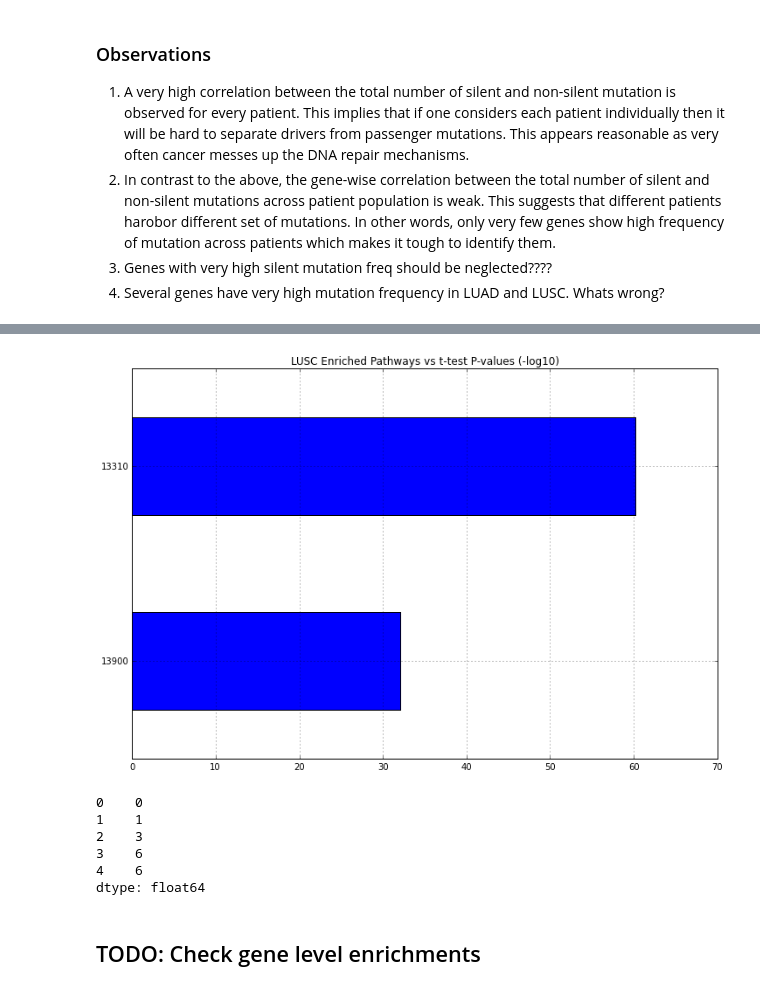
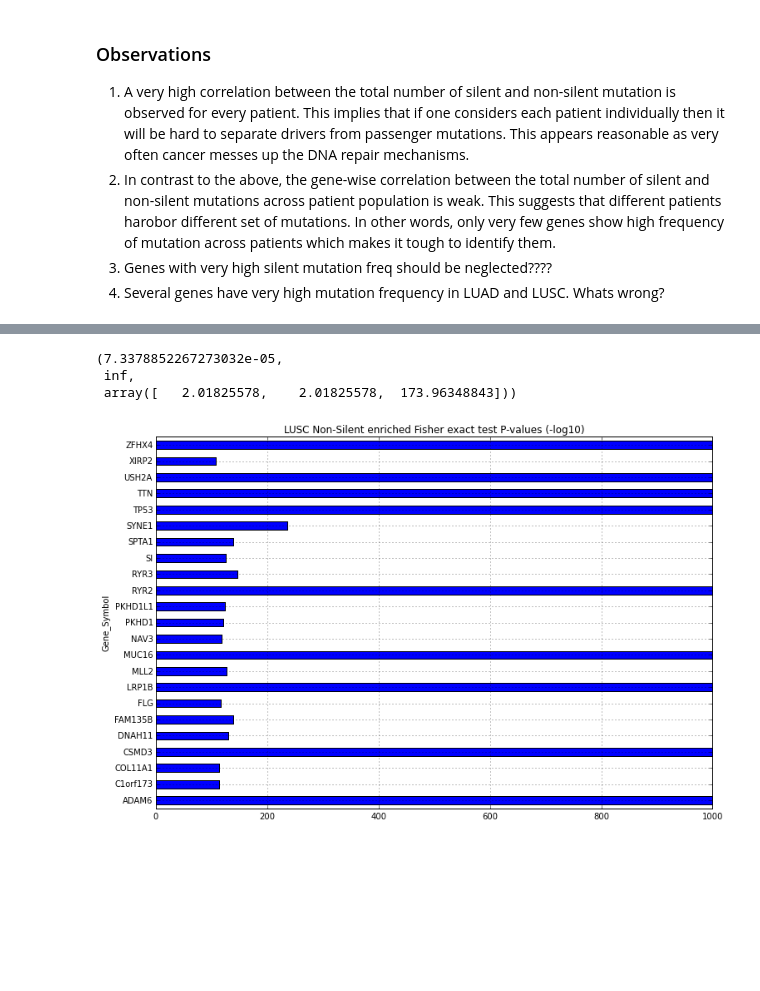
Before and after one commit to nitinksingh/driver, a Jupyter notebook: mutation.ipynb, the cells around one changed output, grey strips where cells are left out. Saved outputs shown, nothing was run; the diff lists cells and outputs as text; code cells hidden in the pictures; blank space fills up the shorter version.

```diff
--- a/mutation.ipynb
+++ b/mutation.ipynb
@@ -77,32 +90,36 @@ def plot_corr(cancer_type, Gene_or_Sample):
 can_types = ['LUSC', 'LUAD']
 can_type_wid = widgets.DropdownWidget(description="Select Cancer Type", values=can_types)
 display(can_type_wid)
-# %%
-can = can_type_wid.value
-mutf = '/Users/nitin/research/driver/data/processed/' + can + os.sep + can + '_mutation.txt'
-df = read_matrix_format_data(mutf)
-sdf = df[df.columns[1:]].replace([-1], [0])
-nsdf = df[df.columns[1:]].replace([1], [0])
-nsdf.replace([-1], [1], inplace=True)
-
-res = pd.Series(index=sdf.index)
-for p in sdf.index:
-    res.loc[p] = -1*math.log10(stats.ttest_ind(sdf.loc[p], nsdf.loc[p], equal_var=False)[1])
-
-@interact(pval=widgets.FloatSliderWidget(min=res.min(), max=res.max(), value=max(res.max()-5, res.min()), step=1))
-def plot_entiched(pval):
-    pylab.rcParams['figure.figsize'] = (12.0, 8.0)
-    res[res > pval].order().plot(title=can + " Enriched Genes vs t-test P-values (-log10)", kind='barh', rot=0)
-# %% [output]
-[figure, removed]
-# %%
-sdf.sum(axis=1).head()
-# %% [output]
-0    0
-1    1
-2    3
-3    6
-4    6
-dtype: float64
-# %% [markdown]
-## TODO: Check gene level enrichments
+# %%
+# Show the genes that have enriched non-silent mutations than silent mutaions across population
+can = can_type_wid.value
+mutf = '/Users/nitin/research/driver/data/processed/' + can + os.sep + can + '_mutation.txt'
+df = read_matrix_format_data(mutf, header=0, index_col=0)
+num_samples = df.shape[1]
+pvalues = pd.Series(index=df.index)
+silent = df.replace([-1, 0], [np.nan, np.nan]).count(axis=1)
+nsilent = df.replace([1, 0], [np.nan, np.nan]).count(axis=1)
+bmr = df.replace([0], [np.nan]).count().sum()
+bmr = bmr/(df.shape[0]*df.shape[1])
+
+for i in df.index:
+    freq_ob = [nsilent[i], silent[i], num_samples - silent[i] - nsilent[i]]
+    freq_exp = np.array([bmr/2, bmr/2, 1-bmr])*num_samples
+
+    pvalues[i] = stats.chisquare(freq_ob, freq_exp)[1]
+pvalues = -1*np.log10(pvalues);
+
+pvalues.min(), pvalues.max(), freq_exp
+# %% [output]
+(7.3378852267273032e-05,
+ inf,
+ array([   2.01825578,    2.01825578,  173.96348843]))
+# %%
+pvalues.replace(np.Inf, 1000, inplace=True)
+# %%
+#@interact(pval=widgets.FloatSliderWidget(min=pvalues.min(), max=pvalues.max(), value=max(pvalues.max()-5, pvalues.min()), step=1))
+@interact(pval=widgets.FloatSliderWidget(min=pvalues.min(), max=pvalues.max(), value=100, step=1))
+def plot_significant_genes(pval):
+    pvalues[pvalues > pval].plot(title=can + " Non-Silent enriched Fisher exact test P-values (-log10)", kind='barh', rot=0)
+# %% [output]
+[figure, added]
```
Also changed, not shown: parts of 3 cells of this notebook, 3 other files.
